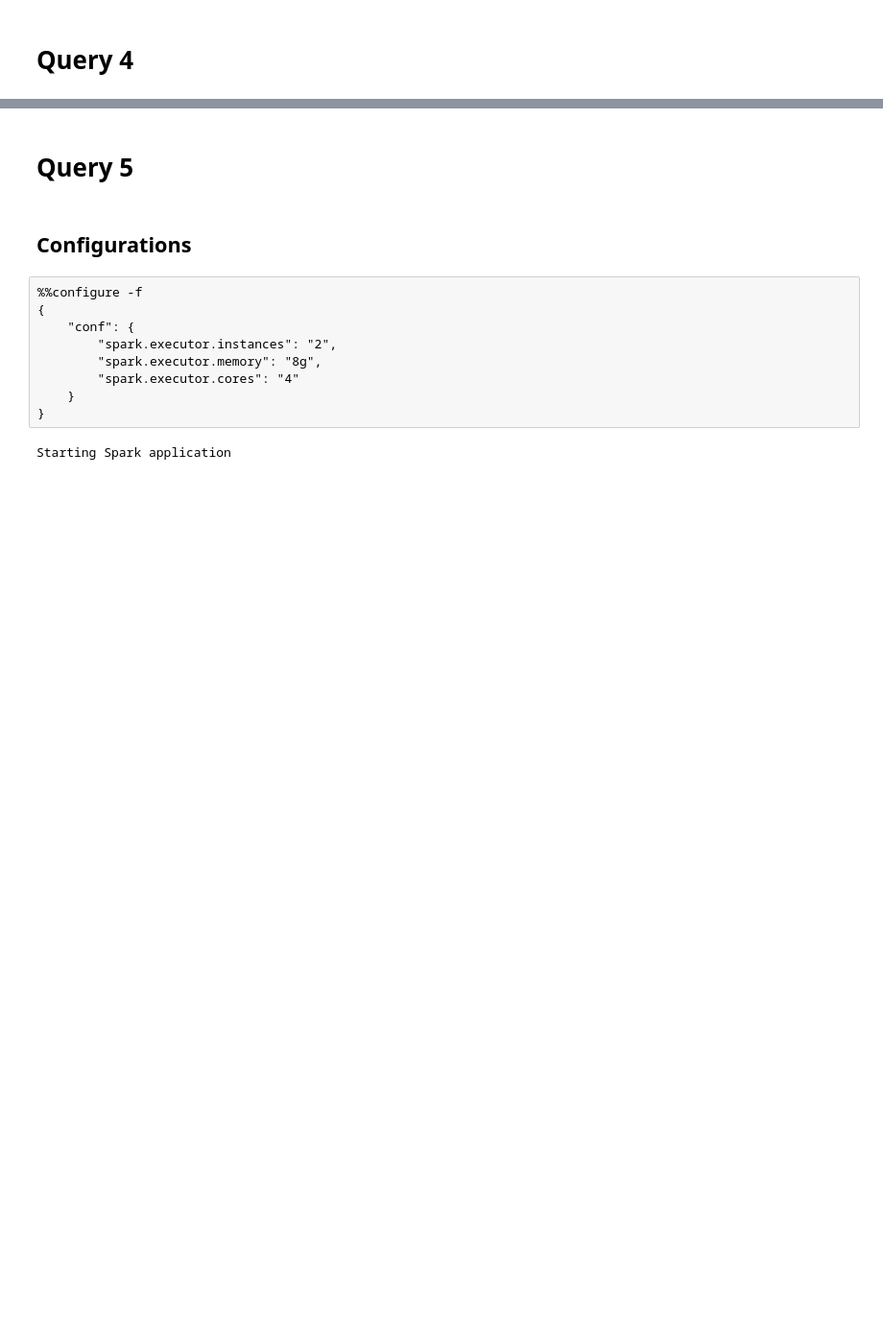
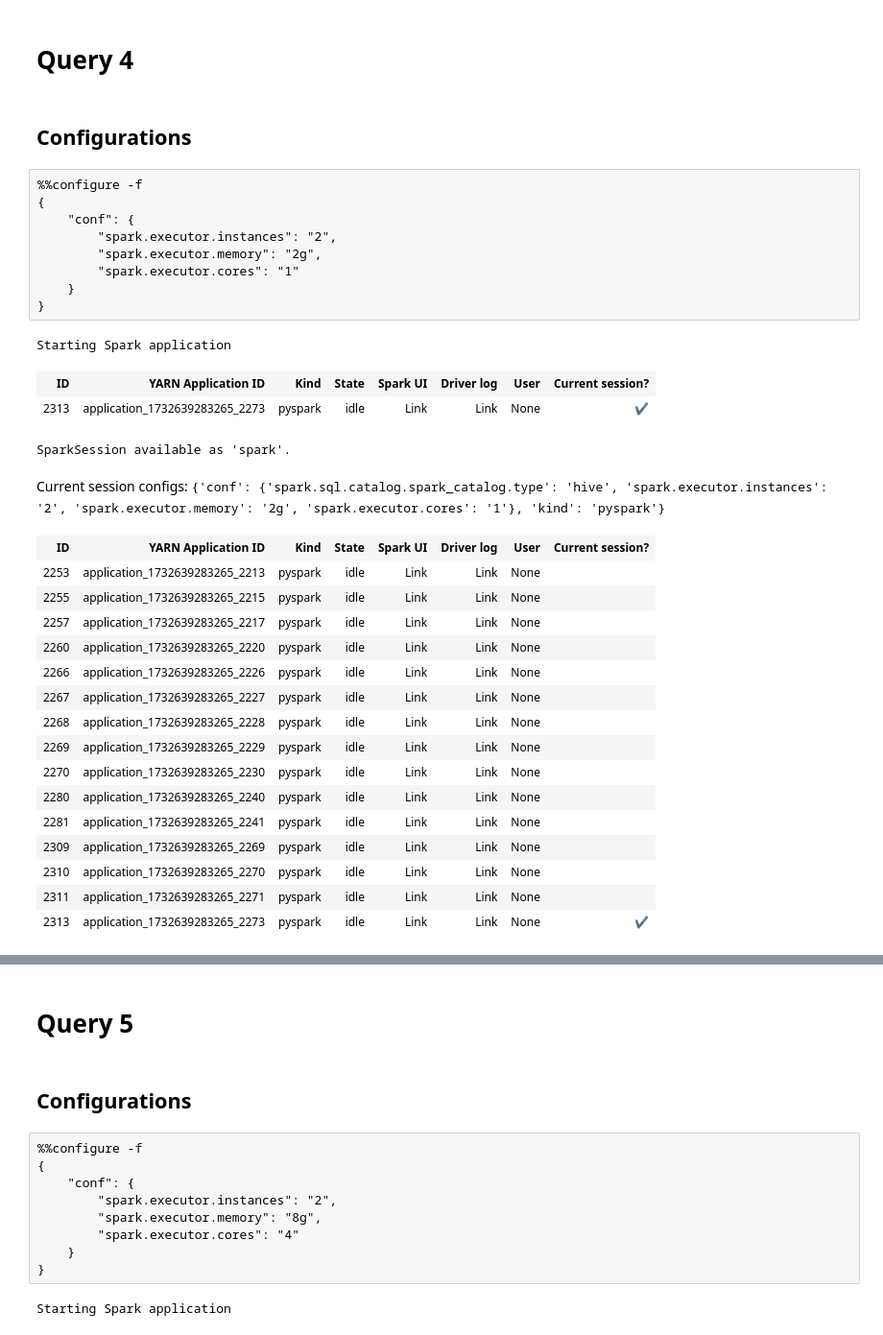
Before and after one commit to ntua-el20069/advancedDB-PySpark-project, a Jupyter notebook: DB-Queries.ipynb, the cells around one changed output, grey strips where cells are left out. Shown: that part at 96% size. Saved outputs shown, nothing was run; the diff lists cells and outputs as text; blank space fills up the shorter version.

```diff
--- a/DB-Queries.ipynb
+++ b/DB-Queries.ipynb
@@ -467,2 +700,35 @@ root
 # %% [markdown]
 # Query 4
+# %% [markdown]
+## Configurations
+# %%
+%%configure -f
+{
+    "conf": {
+        "spark.executor.instances": "2",
+        "spark.executor.memory": "2g",
+        "spark.executor.cores": "1"
+    }
+}
+# %% [output]
+Starting Spark application
+| ID | YARN Application ID | Kind | State | Spark UI | Driver log | User | Current session? |
+| 2313 | application_1732639283265_2273 | pyspark | idle | Link | Link | None | ✔ |
+SparkSession available as 'spark'.
+Current session configs: {'conf': {'spark.sql.catalog.spark_catalog.type': 'hive', 'spark.executor.instances': '2', 'spark.executor.memory': '2g', 'spark.executor.cores': '1'}, 'kind': 'pyspark'}
+| ID | YARN Application ID | Kind | State | Spark UI | Driver log | User | Current session? |
+| 2253 | application_1732639283265_2213 | pyspark | idle | Link | Link | None |  |
+| 2255 | application_1732639283265_2215 | pyspark | idle | Link | Link | None |  |
+| 2257 | application_1732639283265_2217 | pyspark | idle | Link | Link | None |  |
+| 2260 | application_1732639283265_2220 | pyspark | idle | Link | Link | None |  |
+| 2266 | application_1732639283265_2226 | pyspark | idle | Link | Link | None |  |
+| 2267 | application_1732639283265_2227 | pyspark | idle | Link | Link | None |  |
+| 2268 | application_1732639283265_2228 | pyspark | idle | Link | Link | None |  |
+| 2269 | application_1732639283265_2229 | pyspark | idle | Link | Link | None |  |
+| 2270 | application_1732639283265_2230 | pyspark | idle | Link | Link | None |  |
+| 2280 | application_1732639283265_2240 | pyspark | idle | Link | Link | None |  |
+| 2281 | application_1732639283265_2241 | pyspark | idle | Link | Link | None |  |
+| 2309 | application_1732639283265_2269 | pyspark | idle | Link | Link | None |  |
+| 2310 | application_1732639283265_2270 | pyspark | idle | Link | Link | None |  |
+| 2311 | application_1732639283265_2271 | pyspark | idle | Link | Link | None |  |
+| 2313 | application_1732639283265_2273 | pyspark | idle | Link | Link | None | ✔ |
```
Also changed, not shown: parts of 34 cells of this notebook.
